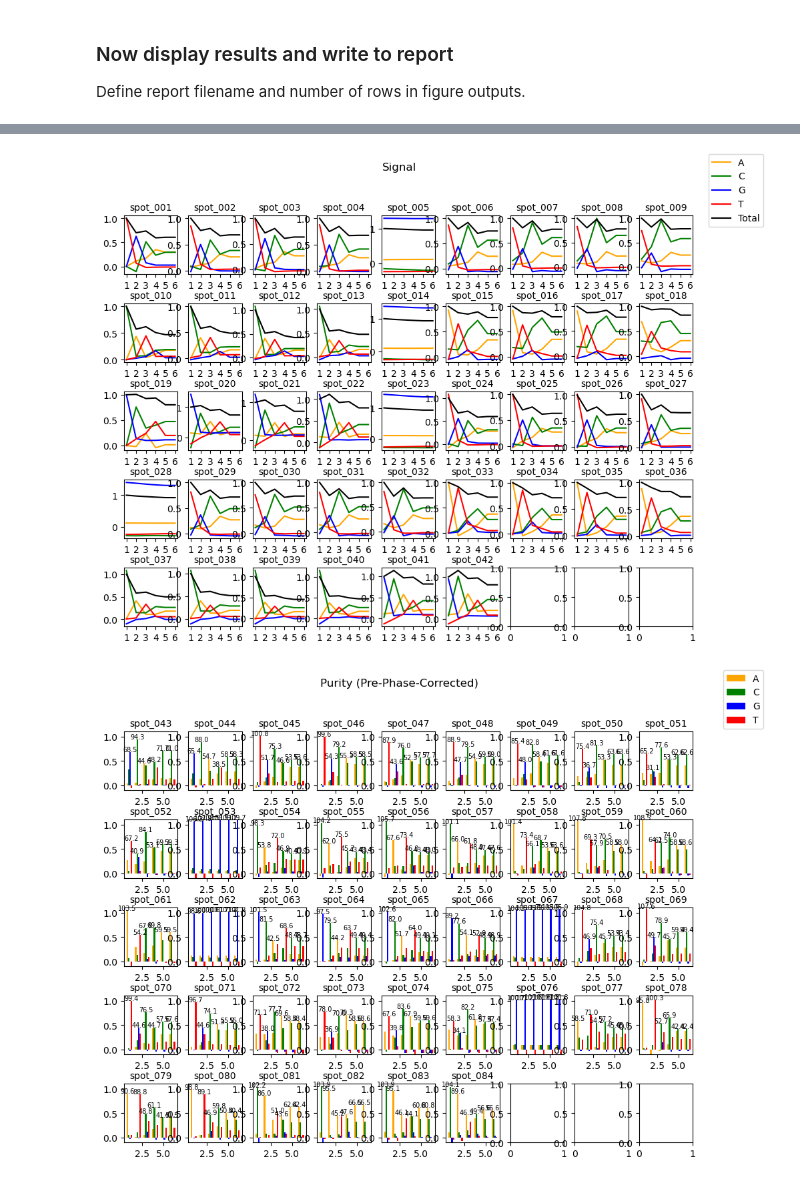
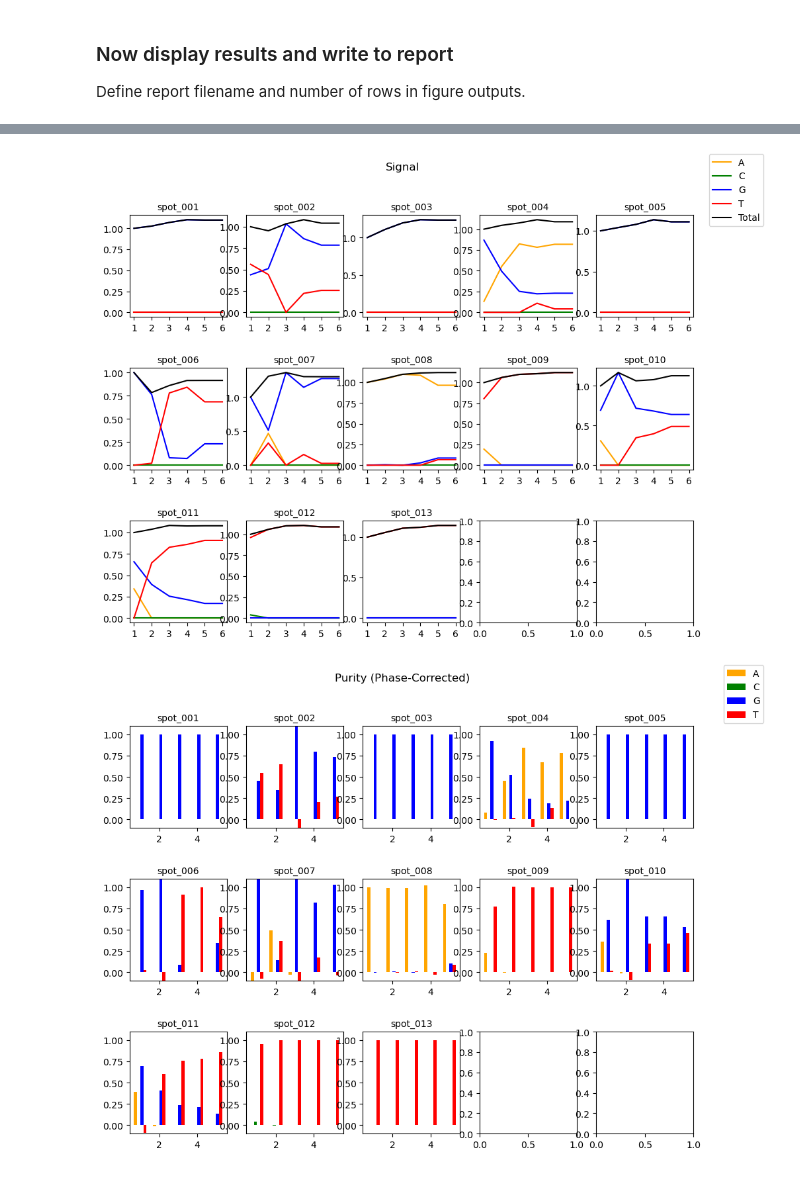
Before and after one commit to 454bio/legacy-instrument-sw, a Jupyter notebook: analysis_notebook/AnalysisNotebook.ipynb, the cells around one changed output, grey strips where cells are left out. Cells and saved outputs as stored; diff of their text form; code cells hidden in the pictures.

Commit message:
fixed visualization spot selection (note: will not work on instrument so holding off merge)

```diff
--- a/analysis_notebook/AnalysisNotebook.ipynb
+++ b/analysis_notebook/AnalysisNotebook.ipynb
@@ -30,7 +30,9 @@ from ImageProcessing.ZionData import df_cols, extract_spot_data, csv_to_data, ad
 # %% [markdown]
 ### Give the notebook a directory of tiffs to work in and some parameters:
 # %%
-input_dir_path = "C:\\Users\\ZacharyAugenfeld\\Documents\\ZionData\\20221129_1610_TS_0024_5Cycles_95Q7"
+#input_dir_path = "C:\\Users\\ZacharyAugenfeld\\Documents\\ZionData\\20221129_1610_TS_0024_5Cycles_95Q7"
+#input_dir_path = "C:\\Users\\ZacharyAugenfeld\\Documents\\ZionData\\S0063"
+input_dir_path = "Z:\\GoogleData\\InstrumentData\\MK27_02\\20230419_2037_S0079_0001\\raws2"
 
 # This parameter determines whether temporal difference images are used
 useDifferenceImage = False
@@ -60,7 +62,7 @@ erode_kernel_size = 30
 dilate_kernel_size = 30
 
 # This adjusts sensitivity for thresholding (should be close to 1)
-threshold_scale = 1
+threshold_scale = 0.9
 
 # These are constraints on how large or small a spot could be
 spotMinSize = 1200
@@ -74,8 +76,8 @@ rgb_weights = (0.4, 0.2, 0.1)
    If it is set to a file, it will load spot ROIs and NOT run spot detection,
    and the above spot detection parameters will be ignored.'''
 
-roi_label_imagefile = None
-#roi_label_imagefile = "roi_map.tif" #useful if already run
+#roi_label_imagefile = None
+roi_label_imagefile = "Z:\\GoogleData\\InstrumentData\\MK27_02\\20230419_2037_S0079_0001\\analysis\\jupyter\\RoiMap.tif" #useful if already run
 
 
 
@@ -145,10 +154,10 @@ imwrite(os.path.join(input_dir_path,"roi_labels.tiff"), spot_labels)
 Either provide a file OR select spot (by label) for each base:
 # %%
 # For each base, provide purest spot (by label in image above):
-color_A_spots = [33]
-color_C_spots = [10]
-color_G_spots = [19]
-color_T_spots = [1]
+color_A_spots = [4]
+color_C_spots = [6]
+color_G_spots = [1]
+color_T_spots = [9]
 
 '''If basis_colors_file is set to None, spot detection will be performed.
    If it is set to a file, it will load color dictionary from file,
@@ -236,7 +245,7 @@ basecall_csv = csvfile
 
 basecall_pd = csv_to_data(basecall_csv)
 basecall_data = basecall_pd.to_numpy()
-signal_pre_basecall, spotlist, basecall_pd_pre = crosstalk_correct(basecall_pd, M, numCycles, cycle1ImageSet.wavelengths, factor_method="pinv")
+signal_pre_basecall, spotlist, basecall_pd_pre = crosstalk_correct(basecall_pd, M, numCycles, cycle1ImageSet.wavelengths, factor_method="nnls")
 
 #spotlist = sorted(spotlist)
 basecall_pd_pre.to_csv(os.path.join(input_dir_path, "basecaller_output_data_pre.csv"))
@@ -256,26 +265,47 @@ basecall_pd_post.to_csv(os.path.join(input_dir_path, "basecaller_output_data_pos
 ### Now display results and write to report
 Define report filename and number of rows in figure outputs.
 # %%
+#Quadrant 1:
+#spots_to_show = \
+#[45,46,47,48,
+# 54,55,56,57,
+# 63,64,65,66,
+# 68,69,70,71,
+# 77,78,79,80,
+#]
+
+#exc = [1,2,3,4,10,17,20,21,22,23,25,30,32,34,39,46,63,68,70,71,72,74,76,77,78,81,82,
+#      19,28,37,44,53,61,54,62,]
+#spots_to_show =[5,11,12,15,29,42,67,80]
+spots_to_show = list(range(1,14))
+
 # You can name report file here:
 reportfile = os.path.join(input_dir_path, "report.txt")
 
-figNumRows = 5
-figNumPages = 2
+figNumRows = 3
+figNumPages = 1
 
 #TODO: spot name lookup table
+#spotlist_to_show = []
+#for s in range(1,83):
+#    if s not in exc:
+#        spotlist_to_show.append(spotlist[s-1])
+spotlist_to_show = [spotlist[s-1] for s in spots_to_show]
+print(f"spotlist={spotlist}")
+print(f"spotlist_to_show = {spotlist_to_show}")
 
 #### DO NOT EDIT BELOW THIS LINE ####
-f1, f2 = display_signals(signal_pre_basecall, spotlist, numCycles, numRows=figNumRows, numPages=figNumPages, preOrPost="pre")
-f3, f4 = display_signals(signal_post_basecall, spotlist, numCycles-1, numRows=figNumRows, numPages=figNumPages, preOrPost="post")
+f1, f2 = display_signals(signal_pre_basecall, spotlist, numCycles, show_spots = spotlist_to_show, numRows=figNumRows, numPages=figNumPages, preOrPost="pre", labels=False)
+f3, f4 = display_signals(signal_post_basecall, spotlist, numCycles-1, show_spots = spotlist_to_show, numRows=figNumRows, numPages=figNumPages, preOrPost="post", labels=False)
 
 for f_idx, f in enumerate(f1):
-    f.savefig(os.path.join(input_dir_path, f"Purity Pre-Phase {f_idx+1}.png"))
+    f.savefig(os.path.join(input_dir_path, f"Purity Pre-Phase {f_idx+1}.png"), dpi=300)
 for f_idx, f in enumerate(f2):
-    f.savefig(os.path.join(input_dir_path, f"Signal Pre-Phase {f_idx+1}.png"))
+    f.savefig(os.path.join(input_dir_path, f"Signal Pre-Phase {f_idx+1}.png"), dpi=300)
 for f_idx, f in enumerate(f3):
-    f.savefig(os.path.join(input_dir_path, f"Purity Post-Phase {f_idx+1}.png"))
+    f.savefig(os.path.join(input_dir_path, f"Purity Post-Phase {f_idx+1}.png"), dpi=300)
 #for f_idx, f in enumerate(f4):
-#    f.savefig(os.path.join(input_dir_path, f"Signal Post-Phase {f_idx+1}.png"))
+#    f.savefig(os.path.join(input_dir_path, f"Signal Post-Phase {f_idx+1}.png"), dpi=300)
 
 #TODO add more metrics to report
 #TODO package up as pdf?
@@ -304,2 +351,2 @@ with open(reportfile, 'w') as f:
-[figure, old version]
+[figure, new version]
-[figure, old version]
+[figure, new version]
```
Also changed, not shown: parts of 5 cells of this notebook, 1 other file.
